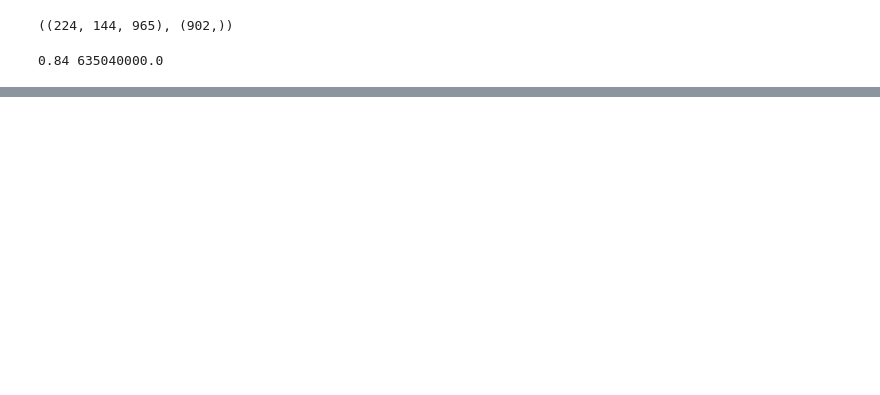
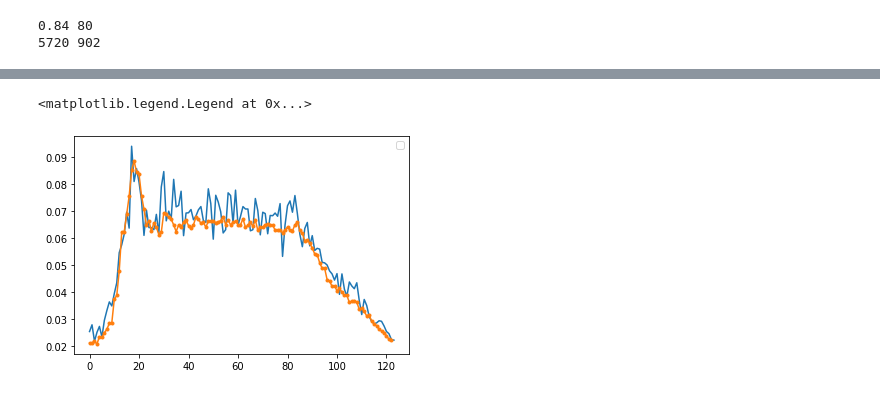
Before and after one commit to zalandoresearch/JaxRK, a Jupyter notebook: examples/Process_kernels_Traffic.ipynb, the cells around one changed output, grey strips where cells are left out. Cells and saved outputs as stored; diff of their text form; code cells hidden in the pictures; blank space fills up the shorter version.

```diff
--- a/examples/Process_kernels_Traffic.ipynb
+++ b/examples/Process_kernels_Traffic.ipynb
@@ -27,13 +27,11 @@ use_inner = "gen_gauss"
 
 traf.data['train'] = Traffic.equalize_smp_size(traf.data['train']).values.reshape(-1, 144, traf.data['test'].shape[-1])
 traf.data['test'] = traf.data['test'].values.reshape(-1, 144, traf.data['test'].shape[-1])
-# %%
-traf.data['train'].shape, un.shape
-# %% [output]
-((224, 144, 965), (902,))
 # %%
-(train_inp, train_out) = (traf.data['train'][:idx_out, :-1, 1:3].reshape((-1, 2)),
-                          traf.data['train'][:idx_out, 1:, 2:3].reshape((-1, 1)))
+use_combined = True
+(train_inp, train_inp_idx, train_out) = (traf.data['train'][:idx_out, :-1, 1:3].reshape((-1, 2)),
+                                         traf.data['train'][:idx_out, 1:, 1:2].reshape((-1, 1)),
+                                         traf.data['train'][:idx_out, 1:, 2:3].reshape((-1, 1)))
 un, cts, sr = LinearReduce.sum_from_unique(train_out.flatten(), mean=True)
 A = sr.linear_map
 C_inv = np.diag(1./A.max(1))
@@ -42,22 +40,36 @@ B = A.T@C
 #sr.regul = 0.01
 num_points_per_obs = 143
 obs_median = 0.84 #0.9 #median_heuristic(traf.data['train'][:14, :-1, 2].reshape((-1, 1)), "sqeuclidean")
-idx_median = 6.3504e+08 #1e+5 #median_heuristic(traf.data['train'][:14, :-1, 1:2].reshape((-1, 1)), "sqeuclidean")
+idx_median = 80 #1e+5 #median_heuristic(traf.data['train'][:14, :-1, 1:2].reshape((-1, 1)), "sqeuclidean")
 print(obs_median, idx_median)
 
-out_kern = GaussianKernel(obs_median)
+out_kern = LaplaceKernel(obs_median)
 period = traf.data['train'][:, :, 1:2].max()
 idx_kern = PeriodicKernel(period, 1)
+gauss_idx_kern = LaplaceKernel(idx_median)
 #idx_kern = GaussianKernel(idx_median)
 in_kern = SplitDimsKernel([0, 1, 2], [idx_kern, out_kern])
 
-inp_vec_gr = SpVec(in_kern, train_inp, np.arange(1, train_inp.shape[0] // num_points_per_obs + 1) * num_points_per_obs, gram_reduce =sr, use_inner=use_inner)
+downweight_second_add = lambda x,y: x+y
+
+#
+
 out_vec_gr = FiniteVec(out_kern, un[:, np.newaxis],)
 
-inp_vec = SpVec(in_kern, train_inp, np.arange(1, train_inp.shape[0] // num_points_per_obs + 1) * num_points_per_obs, use_inner=use_inner)
+#
+
 out_vec = FiniteVec(out_kern, train_out)
+
+if not use_combined:
+    inp_vec = SpVec(in_kern, train_inp, np.arange(1, train_inp.shape[0] // num_points_per_obs + 1) * num_points_per_obs, use_inner=use_inner)
+    inp_vec_gr = SpVec(in_kern, train_inp, np.arange(1, train_inp.shape[0] // num_points_per_obs + 1) * num_points_per_obs, use_inner=use_inner, gram_reduce = sr)
+else:
+    inp_vec = CombVec(SpVec(in_kern, train_inp, np.arange(1, train_inp.shape[0] // num_points_per_obs + 1) * num_points_per_obs, use_inner=use_inner), FiniteVec(gauss_idx_kern, train_inp_idx), downweight_second_add)
+    inp_vec_gr = CombVec(SpVec(in_kern, train_inp, np.arange(1, train_inp.shape[0] // num_points_per_obs + 1) * num_points_per_obs, use_inner=use_inner), FiniteVec(gauss_idx_kern, train_inp_idx), downweight_second_add, gram_reduce = sr)
+print(len(inp_vec), len(inp_vec_gr))
 # %% [output]
-0.84 635040000.0
+0.84 80
+5720 902
 # %%
 e = 0.24*2 #e = 2*b
 ei = 1./e
@@ -78,0 +94,7 @@ for i in tqdm(range(1, 144-n)):
+# %%
+#index, laplace
+pl.plot(test_out.squeeze())
+pl.plot(np.array(rval), ".-")
+pl.legend(loc="best")
+#pl.plot(np.array(rval_gr2), ":")
+# %% [output]
@@ -78,0 +102,2 @@ for i in tqdm(range(1, 144-n)):
+<matplotlib.legend.Legend at 0x...>
+[figure, added]
```
Also changed, not shown: parts of 9 cells of this notebook, 4 other files.
